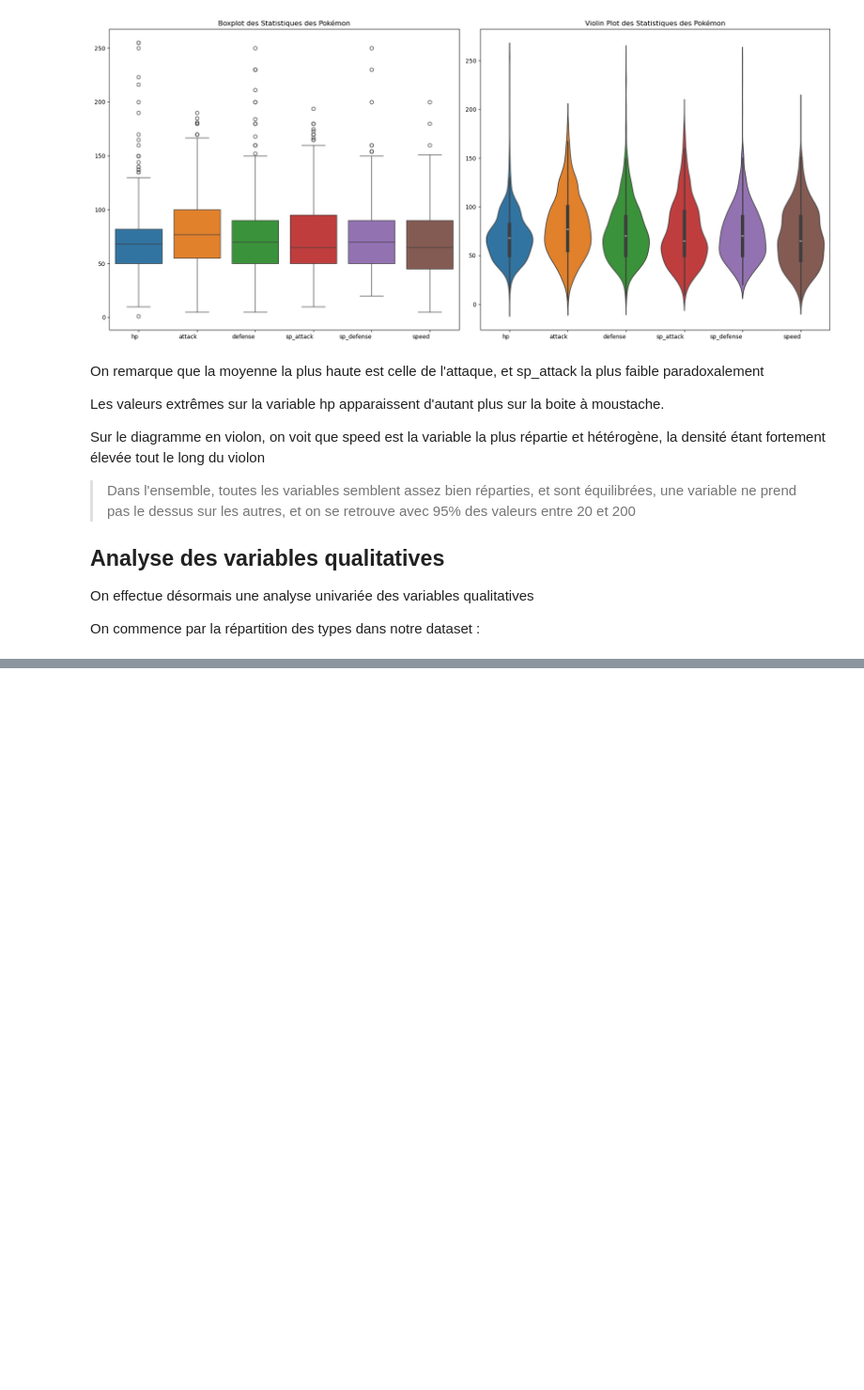
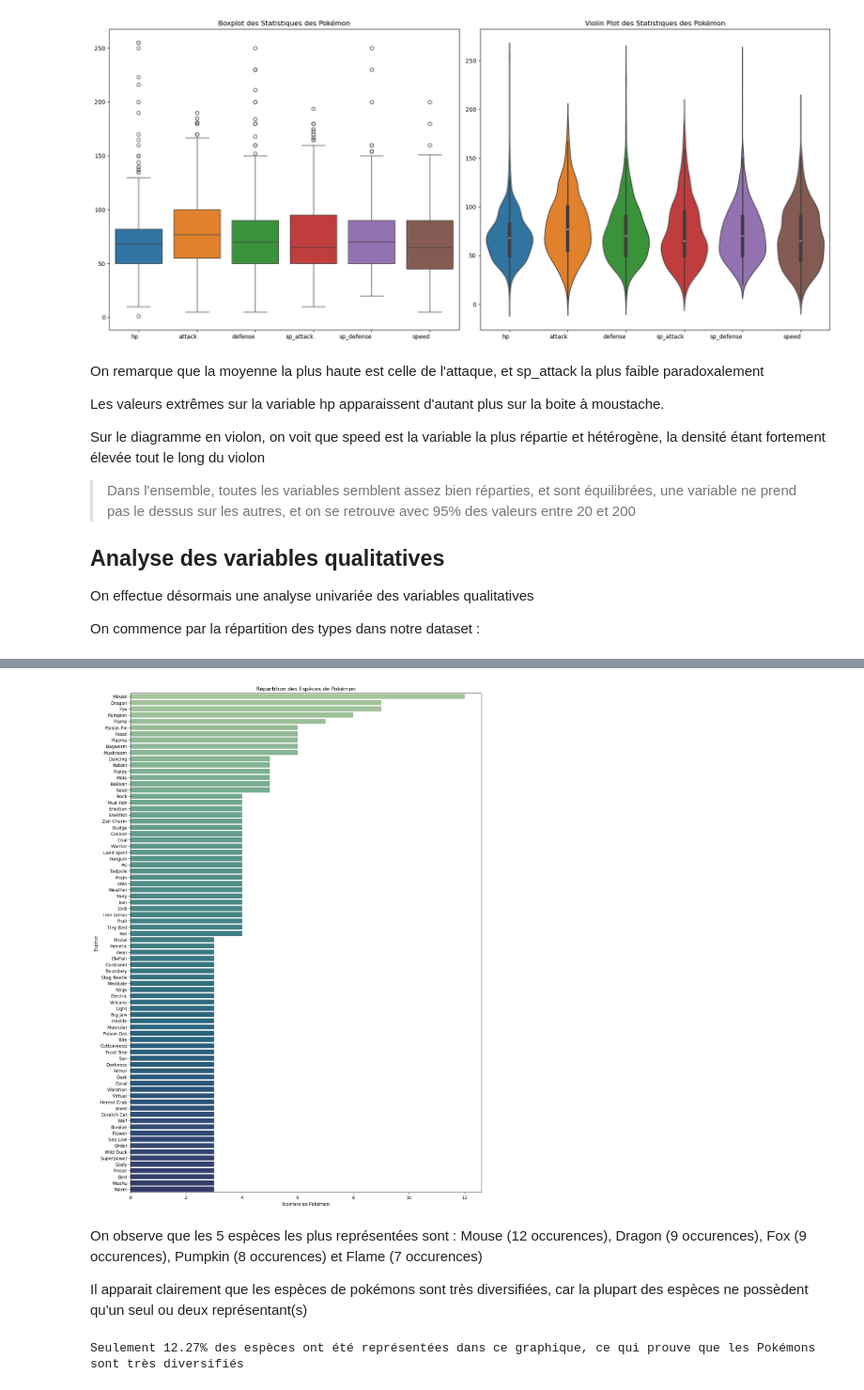
Before and after one commit to Furatus/4EDAP_Pokemon, a Jupyter notebook: Exploratory_analysis.ipynb, the cells around one changed output, grey strips where cells are left out. Shown at 94% size. Cells and saved outputs as stored; diff of their text form; code cells hidden in the pictures; blank space fills up the shorter version.

```diff
--- a/Exploratory_analysis.ipynb
+++ b/Exploratory_analysis.ipynb
@@ -414,0 +430,22 @@ plt.show()
+# %%
+species_counts = dfPokemon['species'].value_counts()
+
+displayed_species_counts = species_counts[species_counts.values > 2]
+displayed_species_counts
+
+plt.figure(figsize=(14, 20))
+sns.barplot(y=displayed_species_counts.index, x=displayed_species_counts.values, hue=displayed_species_counts.index, palette='crest')
+plt.title('Répartition des Espèces de Pokémon')
+plt.xlabel('Nombre de Pokémon')
+plt.ylabel('Espèce')
+plt.show()
+# %% [output]
+[figure, added]
+# %% [markdown]
+On observe que les 5 espèces les plus représentées sont : Mouse (12 occurences), Dragon (9 occurences), Fox (9 occurences), Pumpkin (8 occurences) et Flame (7 occurences)
+
+Il apparait clairement que les espèces de pokémons sont très diversifiées, car la plupart des espèces ne possèdent qu'un seul ou deux représentant(s)
+# %%
+print(f"Seulement {round(displayed_species_counts.value_counts().sum() / species_counts.value_counts().sum(), 4) * 100}% des espèces ont été représentées dans ce graphique, ce qui prouve que les Pokémons sont très diversifiés")
+# %% [output]
+Seulement 12.27% des espèces ont été représentées dans ce graphique, ce qui prouve que les Pokémons sont très diversifiés
```
Also changed, not shown: parts of 10 cells of this notebook, 2 other files.
